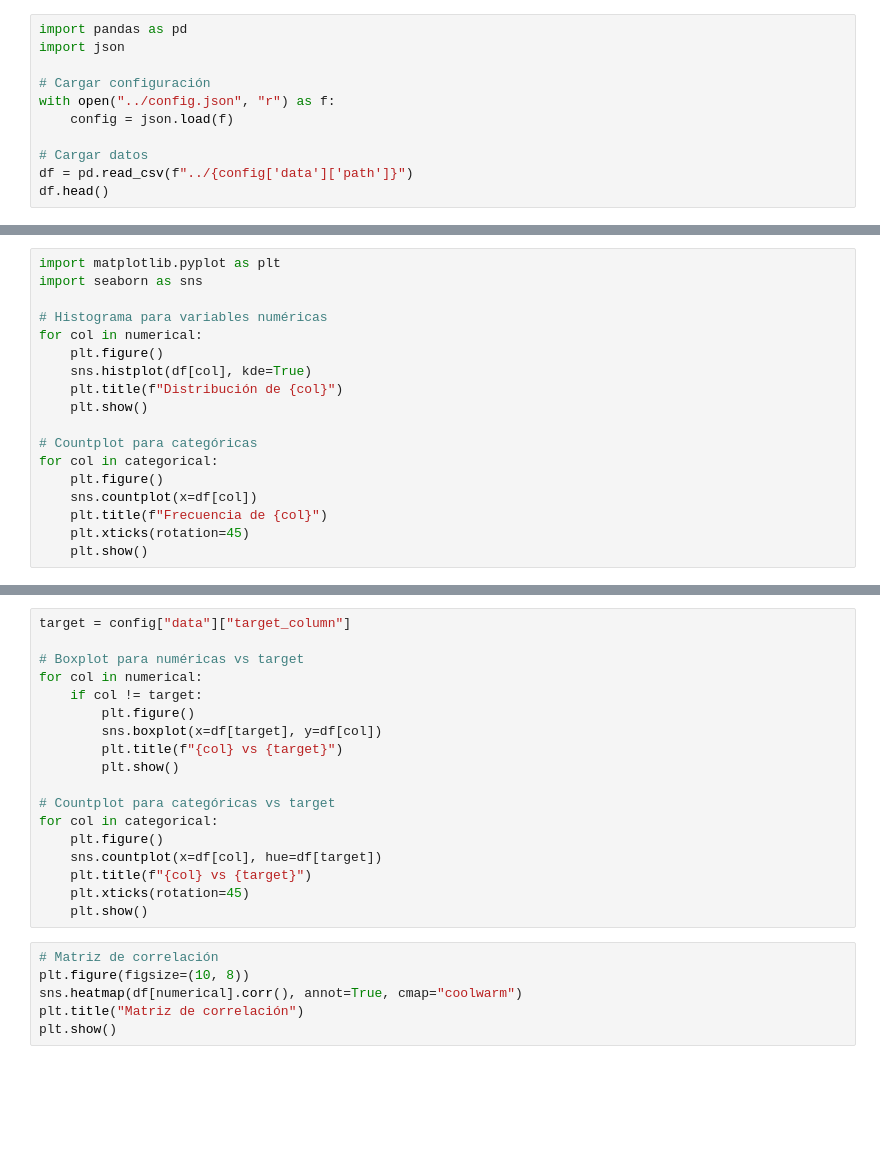
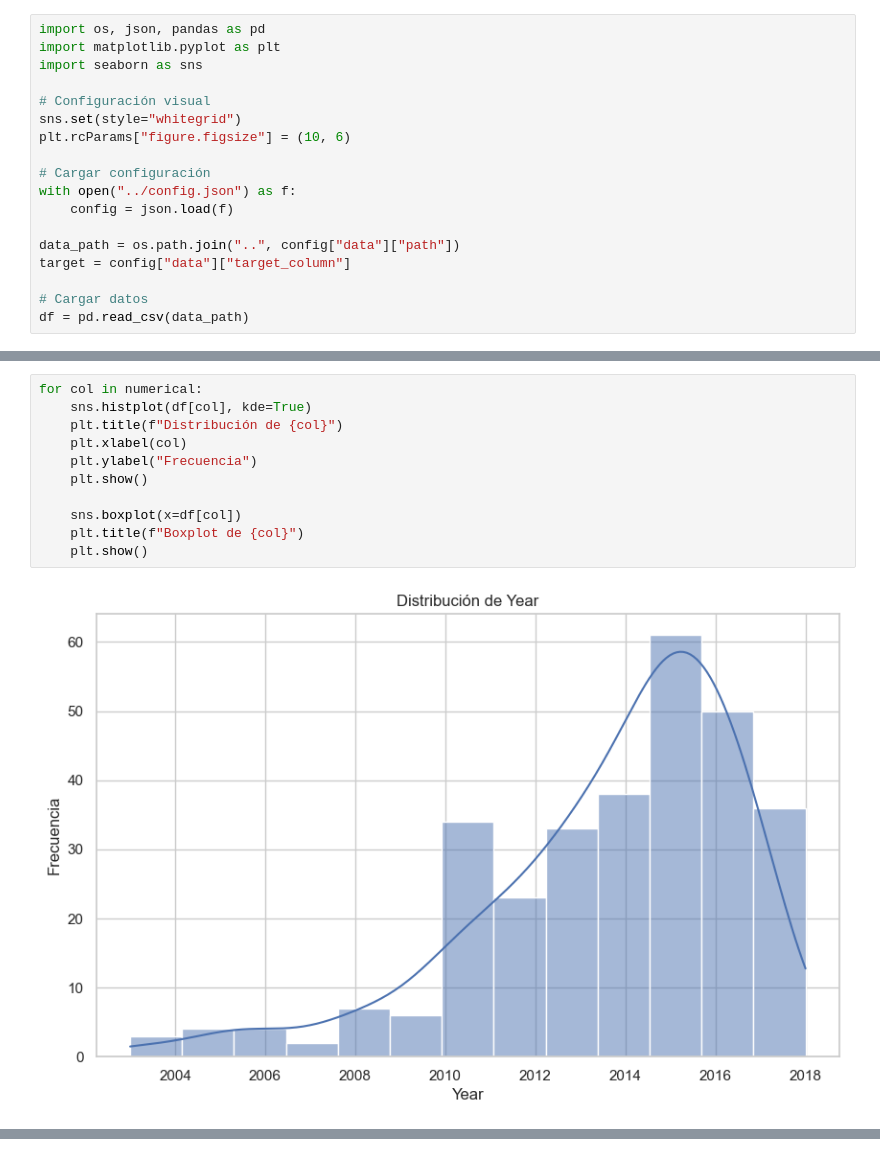
Before and after one commit to juangutierrezlc-ai/Proyecto, a Jupyter notebook: mlops_pipeline/scr/comprension_eda.ipynb, the cells around one changed output, grey strips where cells are left out. Drawn from its saved outputs; the diff is of its cells as text; blank space fills up the shorter version.

```diff
--- a/mlops_pipeline/scr/comprension_eda.ipynb
+++ b/mlops_pipeline/scr/comprension_eda.ipynb
@@ -1,11 +1,18 @@
 # %%
-import pandas as pd
-import json
+import os, json, pandas as pd
+import matplotlib.pyplot as plt
+import seaborn as sns
+
+# Configuración visual
+sns.set(style="whitegrid")
+plt.rcParams["figure.figsize"] = (10, 6)
 
 # Cargar configuración
-with open("../config.json", "r") as f:
+with open("../config.json") as f:
     config = json.load(f)
 
+data_path = os.path.join("..", config["data"]["path"])
+target = config["data"]["target_column"]
+
 # Cargar datos
-df = pd.read_csv(f"../{config['data']['path']}")
-df.head()
+df = pd.read_csv(data_path)
@@ -22,18 +95,13 @@ print("Variables numericas:", numerical)
 # %%
-import matplotlib.pyplot as plt
-import seaborn as sns
-
-# Histograma para variables numéricas
 for col in numerical:
-    plt.figure()
     sns.histplot(df[col], kde=True)
     plt.title(f"Distribución de {col}")
+    plt.xlabel(col)
+    plt.ylabel("Frecuencia")
     plt.show()
 
-# Countplot para categóricas
-for col in categorical:
-    plt.figure()
-    sns.countplot(x=df[col])
-    plt.title(f"Frecuencia de {col}")
-    plt.xticks(rotation=45)
+    sns.boxplot(x=df[col])
+    plt.title(f"Boxplot de {col}")
     plt.show()
+# %% [output]
+[figure, added]
@@ -40,24 +116,0 @@ for col in categorical:
-# %%
-target = config["data"]["target_column"]
-
-# Boxplot para numéricas vs target
-for col in numerical:
-    if col != target:
-        plt.figure()
-        sns.boxplot(x=df[target], y=df[col])
-        plt.title(f"{col} vs {target}")
-        plt.show()
-
-# Countplot para categóricas vs target
-for col in categorical:
-    plt.figure()
-    sns.countplot(x=df[col], hue=df[target])
-    plt.title(f"{col} vs {target}")
-    plt.xticks(rotation=45)
-    plt.show()
-# %%
-# Matriz de correlación
-plt.figure(figsize=(10, 8))
-sns.heatmap(df[numerical].corr(), annot=True, cmap="coolwarm")
-plt.title("Matriz de correlación")
-plt.show()
```
Also changed, not shown: parts of 6 cells of this notebook, 3 other files.
